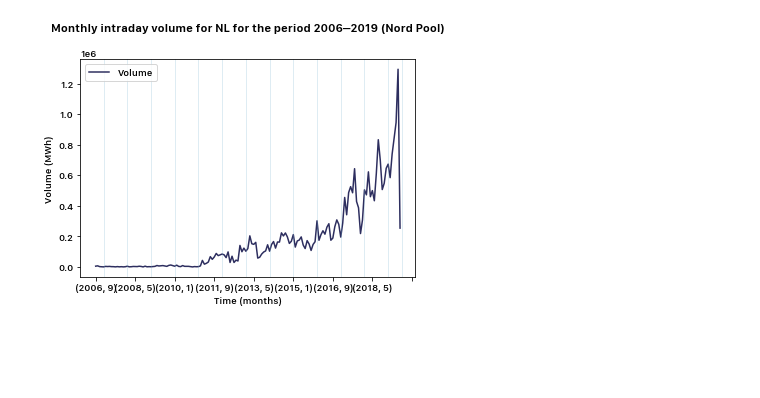
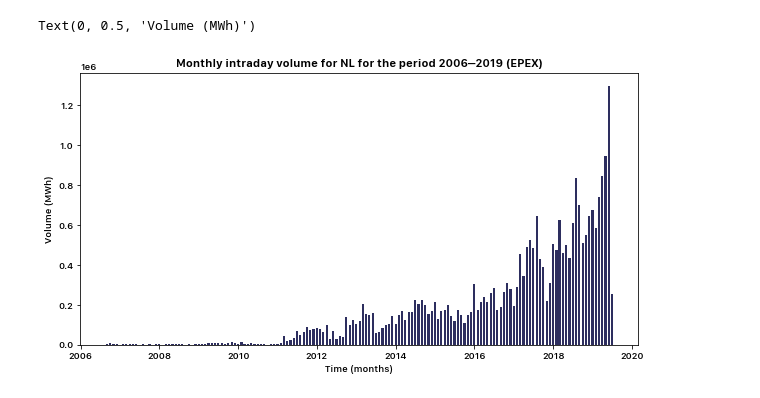
Before and after one commit to timovijn/ElectricityPriceForecasting, a Jupyter notebook: epex/epex.ipynb, the cells around one changed output. Drawn from its saved outputs; the diff is of its cells as text; code cells hidden in the pictures; blank space fills up the shorter version.

```diff
--- a/epex/epex.ipynb
+++ b/epex/epex.ipynb
@@ -270,12 +170,10 @@ Volume: 555881 MWh
 ... (17 outputs left out)
-# %%
-dfo[['Volume']].plot(legend=True)
-plt.title(f'Monthly intraday volume for {country} for the period {years[0]}–{years[-1]} (Nord Pool)', y = 1.1)
-# plt.xlim(0,50)
-# plt.ylim(0, 1500)
-plt.xlabel(r'Time (months)')
-plt.ylabel(r'Volume (MWh)')
-[plt.axvline(_breaks, color = hex_blue, alpha = 0.25, linewidth = 1) for _breaks in breaks]
-plt.show()
-# %% [output]
-[figure, removed]
+# %%
+fig, ax = plt.subplots(figsize=(10, 5))
+ax.bar(dfo['Date'], dfo['Volume'], width=20)
+ax.set_title(f'Monthly intraday volume for {country} for the period {years[0]}–{years[-1]} (EPEX)')
+ax.set_xlabel(r'Time (months)')
+ax.set_ylabel(r'Volume (MWh)')
+# %% [output]
+Text(0, 0.5, 'Volume (MWh)')
+[figure, added]
```
Also changed, not shown: parts of 3 cells of this notebook.
